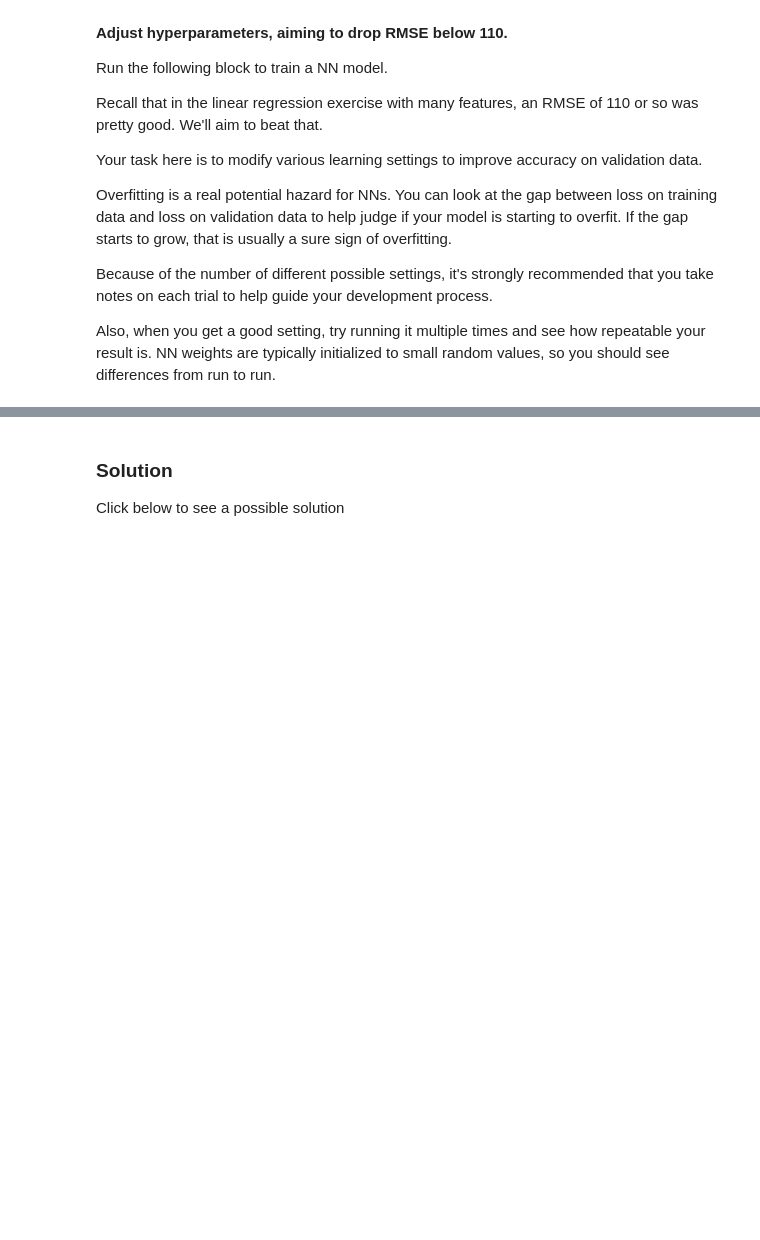
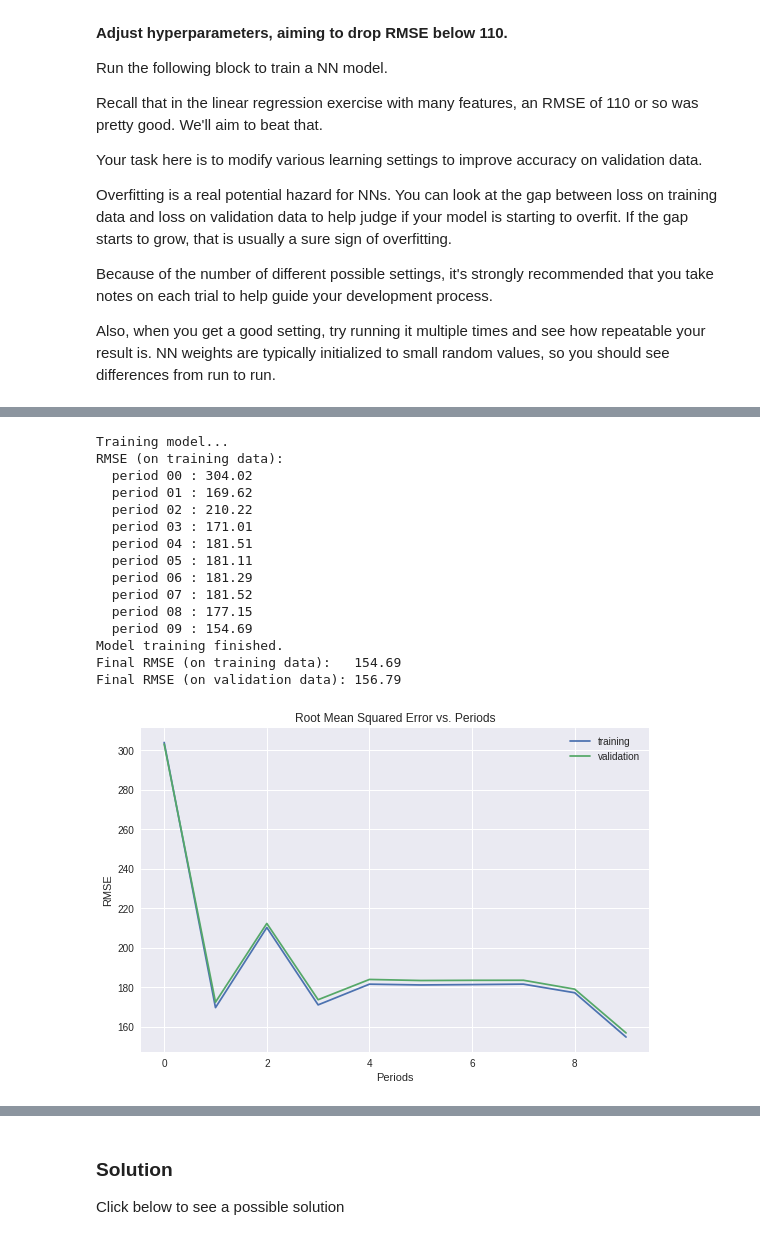
Before and after one commit to tenvol/tsf00, a Jupyter notebook: intro_to_neural_nets.ipynb, the cells around one changed output, grey strips where cells are left out. Cells and saved outputs as stored; diff of their text form; code cells hidden in the pictures; blank space fills up the shorter version.

```diff
--- a/intro_to_neural_nets.ipynb
+++ b/intro_to_neural_nets.ipynb
@@ -396,0 +451,27 @@ dnn_regressor = train_nn_regression_model(
+# %%
+dnn_regressor, tptmp = train_nn_regression_model(
+    learning_rate=0.06,
+    steps=500,
+    batch_size=100,
+    hidden_units=[10, 2],
+    training_examples=training_examples,
+    training_targets=training_targets,
+    validation_examples=validation_examples,
+    validation_targets=validation_targets)
+# %% [output]
+Training model...
+RMSE (on training data):
+  period 00 : 304.02
+  period 01 : 169.62
+  period 02 : 210.22
+  period 03 : 171.01
+  period 04 : 181.51
+  period 05 : 181.11
+  period 06 : 181.29
+  period 07 : 181.52
+  period 08 : 177.15
+  period 09 : 154.69
+Model training finished.
+Final RMSE (on training data):   154.69
+Final RMSE (on validation data): 156.79
+[figure, added]
```
Also changed, not shown: parts of 10 cells of this notebook.
